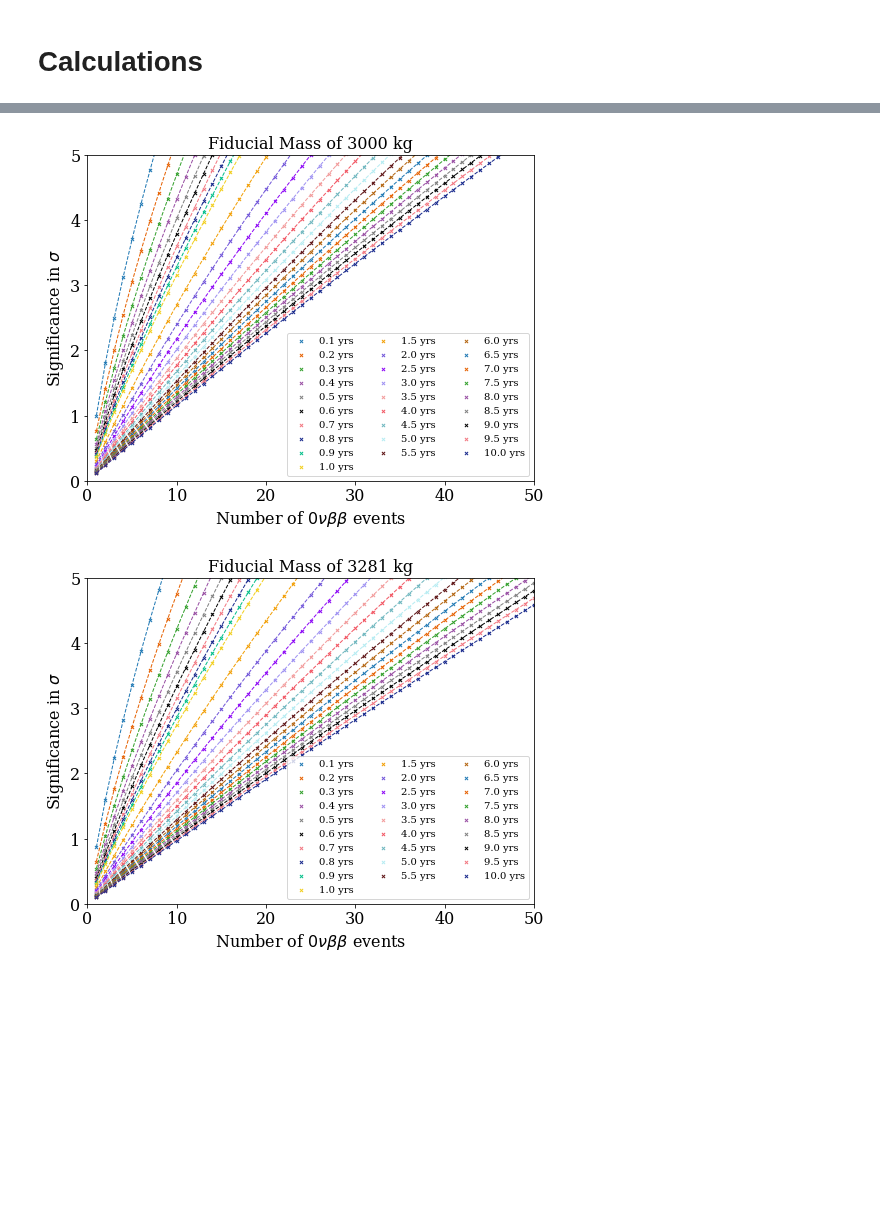
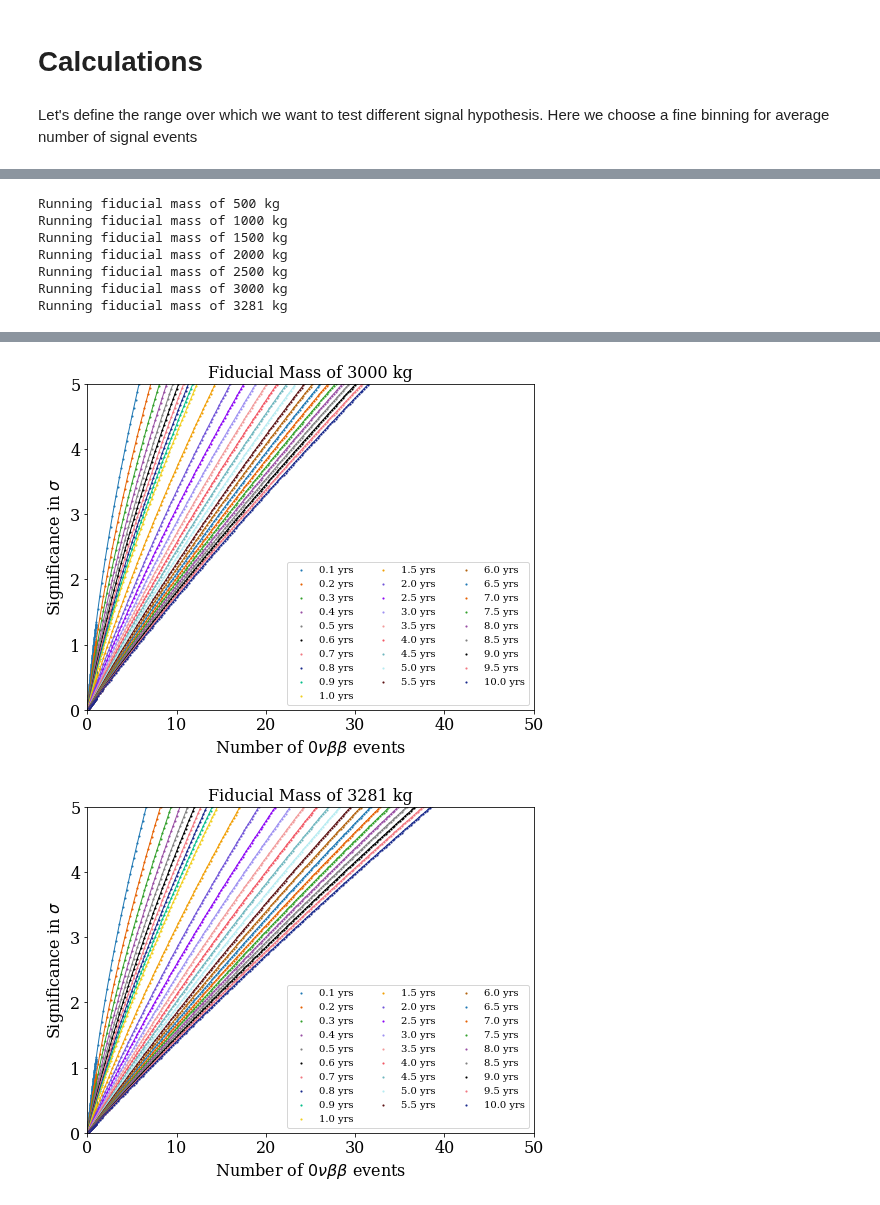
Before and after one commit to YMTheory/sensitivity, a Jupyter notebook: work/SensitivityPaper2020_scripts/DiscoveryPotential/Counting_Experiment.ipynb, the cells around one changed output, grey strips where cells are left out. Cells and saved outputs as stored; diff of their text form; code cells hidden in the pictures; blank space fills up the shorter version.

Commit message:
newest version of counting experiment calculations including feldman cousins method

```diff
--- a/work/SensitivityPaper2020_scripts/DiscoveryPotential/Counting_Experiment.ipynb
+++ b/work/SensitivityPaper2020_scripts/DiscoveryPotential/Counting_Experiment.ipynb
@@ -117,0 +119,2 @@ Signal = {}
+# %% [markdown]
+Let's define the range over which we want to test different signal hypothesis. Here we choose a fine binning for average number of signal events
@@ -118,4 +124,8 @@ Signal = {}
 # %%
+Background = {}
+Signal = {}
+SignalRange = np.arange(0.01,1,0.01)
+SignalRange = np.append(SignalRange[:-1], np.arange(1,50,0.2))
 for ii,Mass in enumerate(XenonMass):
     print('-'*20)
     print('Running fiducial mass of %d kg' % Mass)
@@ -127,24 +137,21 @@ for ii,Mass in enumerate(XenonMass):
         Background[ii][jj] = {}
         Signal[ii][jj] = {}
 
-        Background[ii][jj]['BkgIndexTotal'] = GetBkgCounts(BkgIndex[Mass], Mass, Time, Size=500000)
-        Background[ii][jj]['3sigma'] = Get3SigmaCounts(Background[ii][jj]['BkgIndexTotal'])
+        Background[ii][jj] = GetBkgCounts(BkgIndex[Mass], Mass, Time)
 
         Signal[ii][jj]['Counts'] = []
-        Signal[ii][jj]['Median'] = []
         Signal[ii][jj]['Significance'] = []
         Signal[ii][jj]['SignificanceNoBackground'] = []
         Signal[ii][jj]['SignificanceWithBackground'] = []
 
-        for kk,Counts in enumerate(np.arange(1,150.0,1.0)):
-            Median = st.poisson.median(mu=Background[ii][jj]['BkgIndexTotal']+Counts)
-            Sigma = GetMedianSignificance(Background[ii][jj]['BkgIndexTotal'], Median)
+        for kk,Counts in enumerate(SignalRange):
+            Median = st.poisson.median(mu=(Background[ii][jj]+Counts))
+            Sigma = GetMedianSignificance(Background=Background[ii][jj], Signal=Median)
 
             Signal[ii][jj]['Counts'].append(Counts)
-            Signal[ii][jj]['Median'].append(Median)
             Signal[ii][jj]['Significance'].append(np.abs(Sigma))
-            Signal[ii][jj]['SignificanceNoBackground'].append(GetSignificanceCowan(Background[ii][jj]['BkgIndexTotal'], Counts))
-            Signal[ii][jj]['SignificanceWithBackground'].append(GetSignificanceCowanBackground(Background[ii][jj]['BkgIndexTotal'], Counts, 0.1))
+            Signal[ii][jj]['SignificanceNoBackground'].append(GetSignificanceCowan(Background[ii][jj], Counts))
+            Signal[ii][jj]['SignificanceWithBackground'].append(GetSignificanceCowanBackground(Background[ii][jj], Counts, 0.1))
 # %% [output]
 --------------------
 Running fiducial mass of 500 kg
@@ -164,23 +171,37 @@ Running fiducial mass of 3281 kg
 Halflife = {}
 
 for ii,Mass in enumerate(XenonMass):
-    Halflife[Mass] = []
+    print('Running fiducial mass of %d kg' % Mass)
+    Halflife[Mass] = {}
+    Halflife[Mass]['3sigma'] = []
+    Halflife[Mass]['90CL'] = []
 
     plt.figure(figsize=(8,6))
     plt.xlabel(r'Number of $0\nu\beta\beta$ events')
     plt.ylabel(r'Significance in $\sigma$')
     for jj,Time in enumerate(Livetime):
-        plt.scatter(Signal[ii][jj]['Counts'], Signal[ii][jj]['SignificanceNoBackground'], label='%.1f yrs' % Time, color = colors[jj], s=10, marker='x')
+
+        plt.scatter(Signal[ii][jj]['Counts'], Signal[ii][jj]['SignificanceNoBackground'], label='%.1f yrs' % Time, color = colors[jj], s=5, marker='.')
         LinearCut = np.where(np.array(Signal[ii][jj]['SignificanceNoBackground'])<100)[0][-1]
         XInterp = np.linspace(np.min(Signal[ii][jj]['Counts']),Signal[ii][jj]['Counts'][LinearCut],1000)
 
         Interpolation = np.interp(XInterp, Signal[ii][jj]['Counts'][:LinearCut+1], Signal[ii][jj]['SignificanceNoBackground'][:LinearCut+1])
-        Diff = np.abs(Interpolation - 3.0)
-        Cut = np.where(Diff == np.min(Diff))[0][0]
+        Diff1 = np.abs(Interpolation - 3.0)
+        Cut1 = np.where(Diff1 == np.min(Diff1))[0][0]
 
-        plt.plot(XInterp,Interpolation, ls='--', color=colors[jj])
+        Diff2 = np.abs(Interpolation - st.norm.ppf(0.9))
+        Cut2 = np.where(Diff2 == np.min(Diff2))[0][0]
 
-        Halflife[Mass].append(GetHalflifeFromSignalCount(XInterp[Cut], Bb0nEfficiency, GetNumberOfXeAtoms(Mass), Time))
+#         Sensitivity = Get90CLSensitivity(Background[ii][jj])
+        Sensitivity = GetFCUpperLimit(0.9, Background[ii][jj], Bb0nEfficiency)
+        Discovery = GetFCUpperLimit(st.norm.cdf(3), Background[ii][jj], Bb0nEfficiency)
+#         print(Sensitivity)
+
+        plt.plot(XInterp,Interpolation, ls='-', color=colors[jj])
+
+#         Halflife[Mass]['3sigma'].append(GetHalflifeFromSignalCount(XInterp[Cut1], Bb0nEfficiency, GetNumberOfXeAtoms(Mass), Time))
+        Halflife[Mass]['3sigma'].append(GetHalflifeFromSignalCount(Discovery, Bb0nEfficiency, GetNumberOfXeAtoms(Mass), Time))
+        Halflife[Mass]['90CL'].append(GetHalflifeFromSignalCount(Sensitivity, Bb0nEfficiency, GetNumberOfXeAtoms(Mass), Time))
 
     plt.xlim(0,50.0)
     plt.ylim(0,5)
@@ -188,3 +209,10 @@ for ii,Mass in enumerate(XenonMass):
     plt.legend(loc='lower right', fontsize=10, ncol=3)
     plt.savefig('significance_%dkg_%dyrs.pdf' % (Mass,Time), bbox_inches='tight')
 # %% [output]
+Running fiducial mass of 500 kg
+Running fiducial mass of 1000 kg
+Running fiducial mass of 1500 kg
+Running fiducial mass of 2000 kg
+Running fiducial mass of 2500 kg
+Running fiducial mass of 3000 kg
+Running fiducial mass of 3281 kg
@@ -196,2 +224,2 @@ for ii,Mass in enumerate(XenonMass):
-[figure, old version]
+[figure, new version]
-[figure, old version]
+[figure, new version]
```
Also changed, not shown: parts of 19 cells of this notebook.
